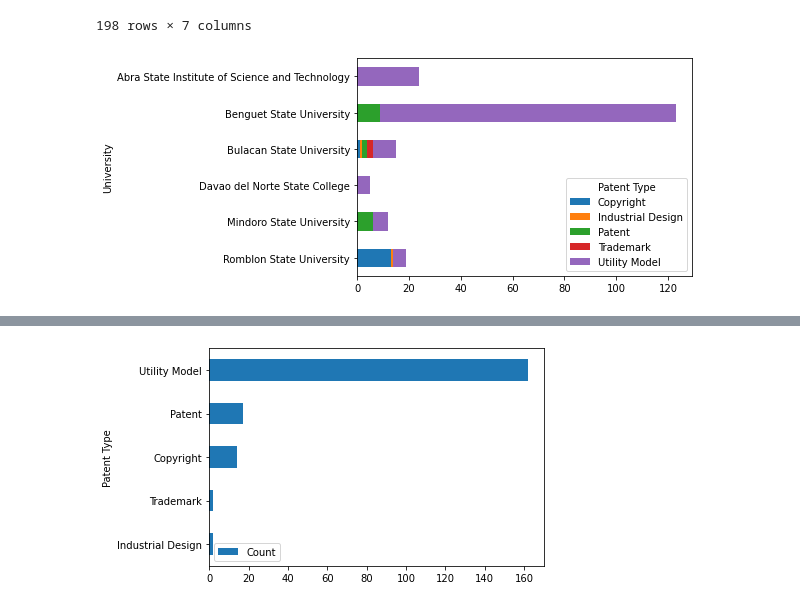
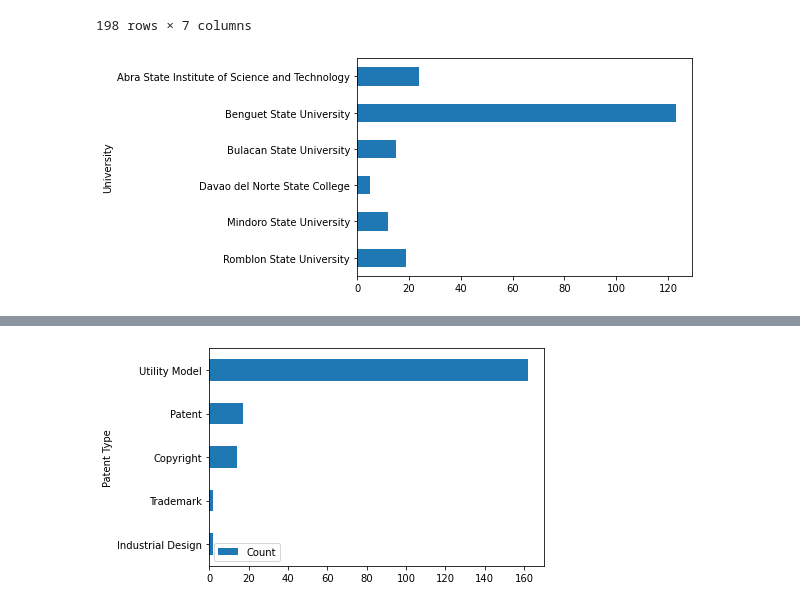
Before and after one commit to pgplarosa/herd-backend, a Jupyter notebook: notebooks/descriptive_analytics.ipynb, the cells around one changed output, grey strips where cells are left out. Cells and saved outputs as stored; diff of their text form; code cells hidden in the pictures.

```diff
--- a/notebooks/descriptive_analytics.ipynb
+++ b/notebooks/descriptive_analytics.ipynb
@@ -231,32 +231,34 @@ def get_patent_type_univ(db_path='../data/db.sqlite3',
     engine = create_engine('sqlite:///' + db_path)
     query = """
     SELECT  pt.patent_filed as `Patent Filed`,
             pt.patent_type as `Patent Type`,
             pt.patent_status as Status,
             pt.date_register as `Registration Date`,
             pt.registration_number as `Registration Number`,
             GROUP_CONCAT(author_name, ";") as Author,
             school_name as University
     FROM patent pt
     LEFT JOIN author au
     on pt.author_id = au.author_id
     LEFT JOIN school sc
     ON pt.school_id = sc.school_id
     GROUP BY `Patent Filed`, `Patent Type`, Status,
              `Registration Date`, `Registration Number`,
               University
     """
     with engine.connect() as conn:
         df = pd.read_sql(query, conn)
 
     df = pd.crosstab(df.University,
                      df['Patent Type']).sort_index(ascending=False)
+
+    df = df.sum(axis=1)
     if plot:
-        df.plot.barh(stacked=True)
+        df.plot.barh()
         plt.show()
 
     return df.to_json(orient='columns')
 
 patent_type_univ = get_patent_type_univ(plot=True)
 # %% [output]
-[figure, old version]
+[figure, new version]
```
Also changed, not shown: parts of 7 cells of this notebook, 7 other files.
